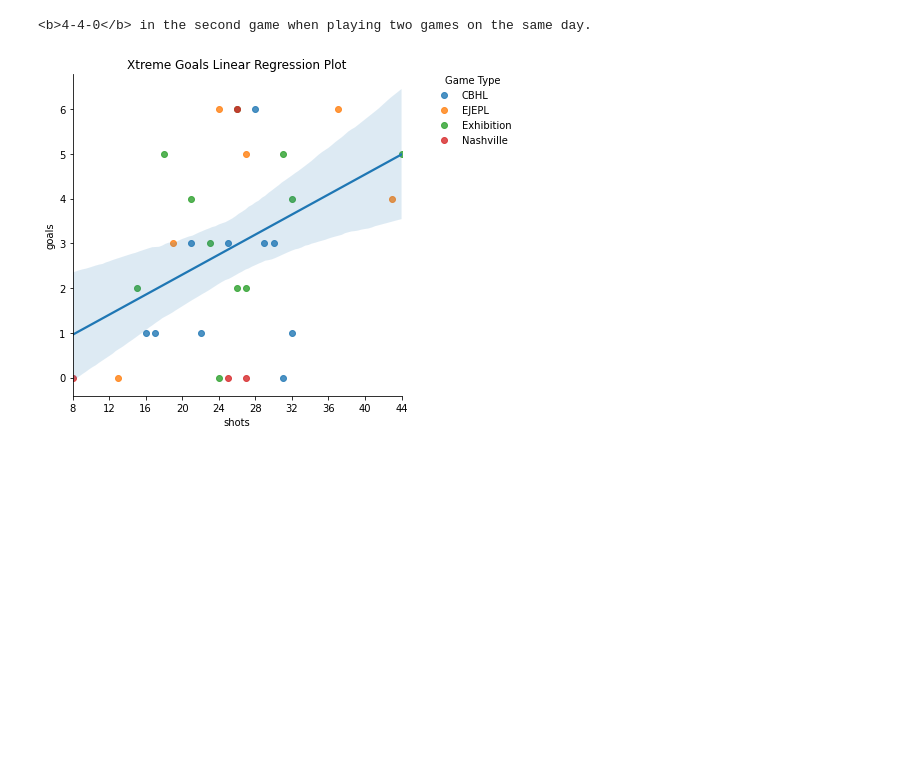
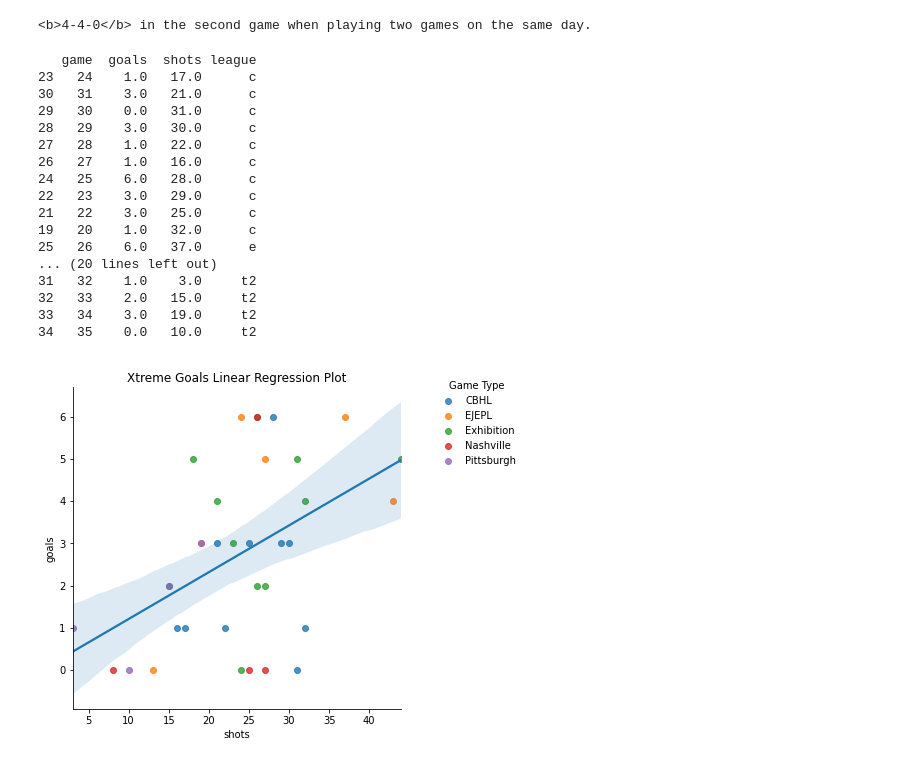
Before and after one commit to werntzp/hockey-stats, a Jupyter notebook: stats_charts.ipynb, the cells around one changed output. Drawn from its saved outputs; the diff is of its cells as text; code cells hidden in the pictures; blank space fills up the shorter version.

```diff
--- a/stats_charts.ipynb
+++ b/stats_charts.ipynb
@@ -867,36 +865,53 @@ games = df_games.game
 # loop through those games to pull out opponent shots and total up
 for g in games:
   location = df_games[df_games.game == g].iloc[0,4]
   league = df_games[df_games.game == g].iloc[0,8]
   goalie = df_games[df_games.game == g].iloc[0,7]
   goals = df_games[df_games.game == g].axscore.iloc[0]
   shots = df_shots[df_shots.game == g].ashburn_p1.iloc[0] + df_shots[df_shots.game == g].ashburn_p2.iloc[0] + df_shots[df_shots.game == g].ashburn_p3.iloc[0] + df_shots[df_shots.game == g].ashburn_ot.iloc[0]
   dfx = dfx.append({'game': g, 'goals': float(goals), 'shots': float(shots), 'location': location, 'league': league, 'goalie': goalie} , ignore_index=True)
 
 dfx.sort_values(by=['league'], inplace=True)
 
-#print(dfx)
+print(dfx[["game",	"goals",	"shots", "league"]])
 
 graph = sns.lmplot(x='shots', y='goals', hue='league', data=dfx, fit_reg=False, legend_out=True)
 ax = sns.regplot(x='shots', y='goals', data=dfx, scatter=False)
 
 ax.spines['right'].set_visible(False)
 ax.spines['top'].set_visible(False)
 ax.set_title('Xtreme Goals Linear Regression Plot')
 
 for axis in [ax.xaxis, ax.yaxis]:
     axis.set_major_locator(ticker.MaxNLocator(integer=True))
 
 # title
 new_title = 'Game Type'
 graph._legend.set_title(new_title)
 graph._legend.set_bbox_to_anchor((1.2, .9))
 # replace labels
-new_labels = ['CBHL', 'EJEPL', 'Exhibition', 'Nashville']
+new_labels = ['CBHL', 'EJEPL', 'Exhibition', 'Nashville', 'Pittsburgh']
 for t, l in zip(graph._legend.texts, new_labels):
   t.set_text(l)
 # %% [output]
+   game  goals  shots league
+23   24    1.0   17.0      c
+30   31    3.0   21.0      c
+29   30    0.0   31.0      c
+28   29    3.0   30.0      c
+27   28    1.0   22.0      c
+26   27    1.0   16.0      c
+24   25    6.0   28.0      c
+22   23    3.0   29.0      c
+21   22    3.0   25.0      c
+19   20    1.0   32.0      c
+25   26    6.0   37.0      e
+... (20 lines left out)
+31   32    1.0    3.0     t2
+32   33    2.0   15.0     t2
+33   34    3.0   19.0     t2
+34   35    0.0   10.0     t2
-[figure, old version]
+[figure, new version]
 # %%
 # NO LONGER USED #
 # create a motion chart showing goals/assists by player over the games
```
Also changed, not shown: parts of 9 cells of this notebook.
